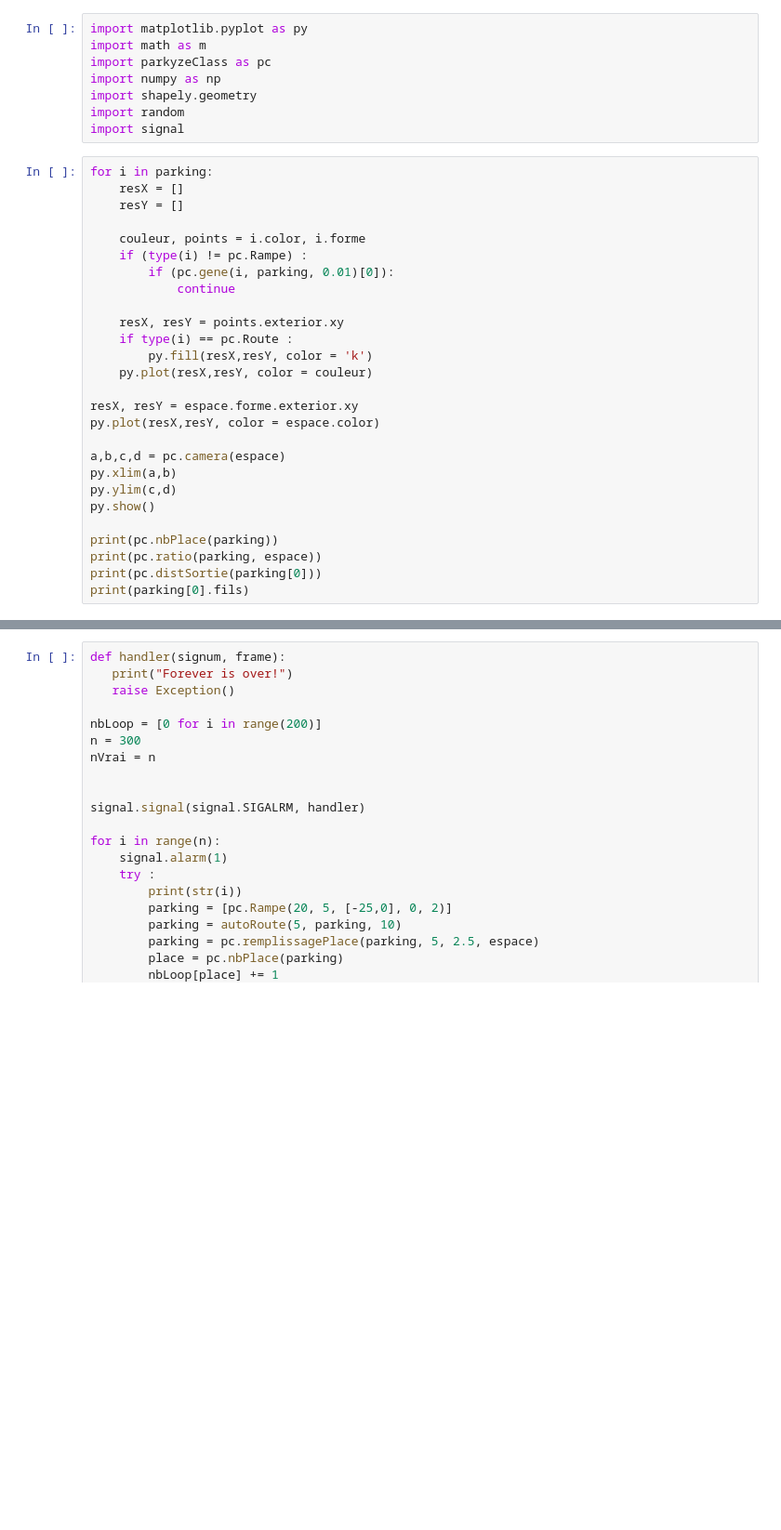
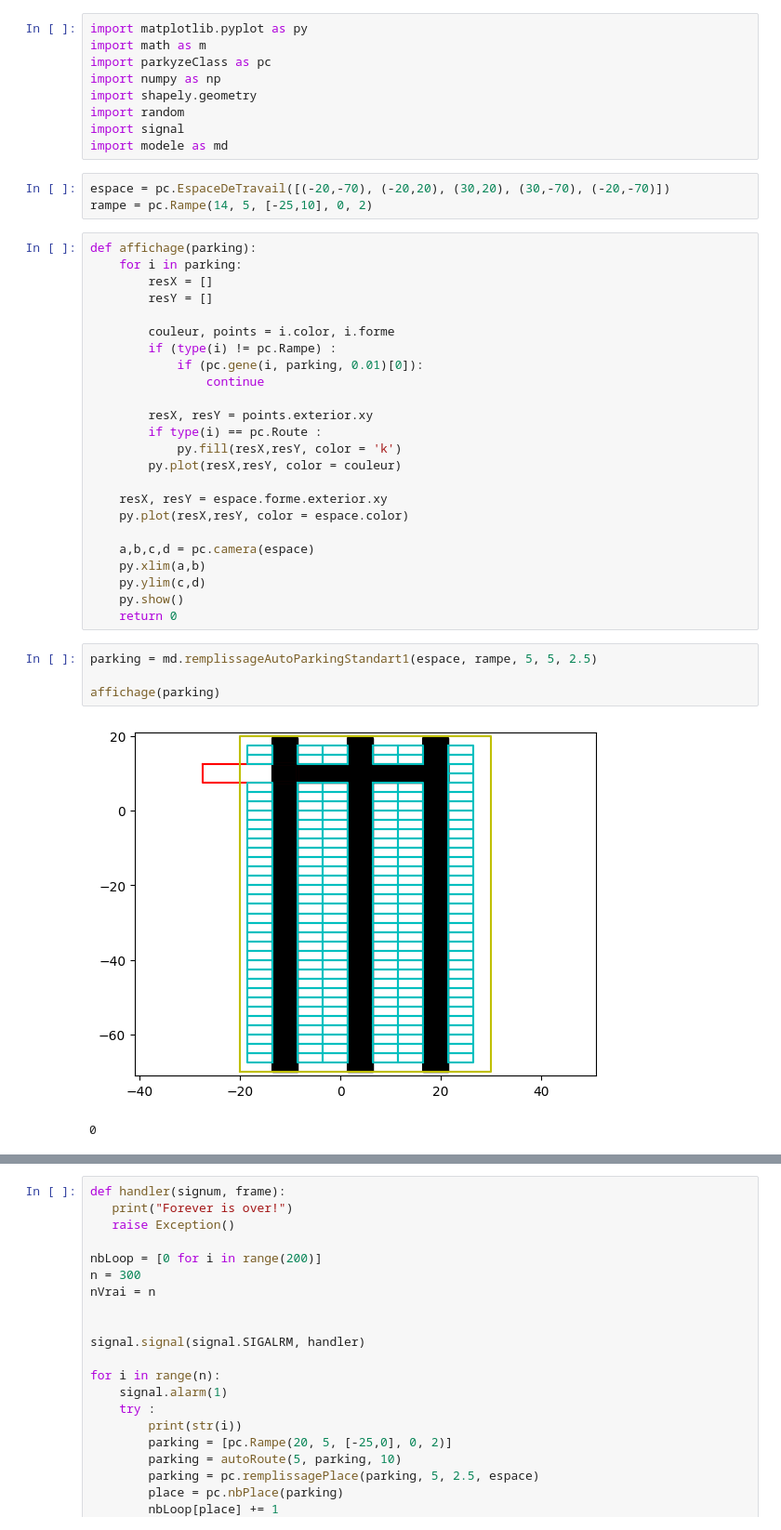
Before and after one commit to Painchadic/Parkyze-, a Jupyter notebook: parkyze.ipynb, the cells around one changed output, grey strips where cells are left out. Shown at 93% size. Saved outputs shown, nothing was run; the diff lists cells and outputs as text; blank space fills up the shorter version.

```diff
--- a/parkyze.ipynb
+++ b/parkyze.ipynb
@@ -6,30 +6,38 @@ import numpy as np
 import shapely.geometry
 import random
 import signal
+import modele as md
+# %%
+espace = pc.EspaceDeTravail([(-20,-70), (-20,20), (30,20), (30,-70), (-20,-70)])
+rampe = pc.Rampe(14, 5, [-25,10], 0, 2)
 # %%
-for i in parking:
-    resX = []
-    resY = []
+def affichage(parking):
+    for i in parking:
+        resX = []
+        resY = []
 
-    couleur, points = i.color, i.forme
-    if (type(i) != pc.Rampe) :
-        if (pc.gene(i, parking, 0.01)[0]):
-            continue
+        couleur, points = i.color, i.forme
+        if (type(i) != pc.Rampe) :
+            if (pc.gene(i, parking, 0.01)[0]):
+                continue
 
-    resX, resY = points.exterior.xy
-    if type(i) == pc.Route :
-        py.fill(resX,resY, color = 'k')
-    py.plot(resX,resY, color = couleur)
+        resX, resY = points.exterior.xy
+        if type(i) == pc.Route :
+            py.fill(resX,resY, color = 'k')
+        py.plot(resX,resY, color = couleur)
 
-resX, resY = espace.forme.exterior.xy
-py.plot(resX,resY, color = espace.color)
+    resX, resY = espace.forme.exterior.xy
+    py.plot(resX,resY, color = espace.color)
 
-a,b,c,d = pc.camera(espace)
-py.xlim(a,b)
-py.ylim(c,d)
-py.show()
-
-print(pc.nbPlace(parking))
-print(pc.ratio(parking, espace))
-print(pc.distSortie(parking[0]))
-print(parking[0].fils)
+    a,b,c,d = pc.camera(espace)
+    py.xlim(a,b)
+    py.ylim(c,d)
+    py.show()
+    return 0
+# %%
+parking = md.remplissageAutoParkingStandart1(espace, rampe, 5, 5, 2.5)
+
+affichage(parking)
+# %% [output]
+[figure, added]
+0
```
Also changed, not shown: parts of 5 cells of this notebook, 3 other files.
